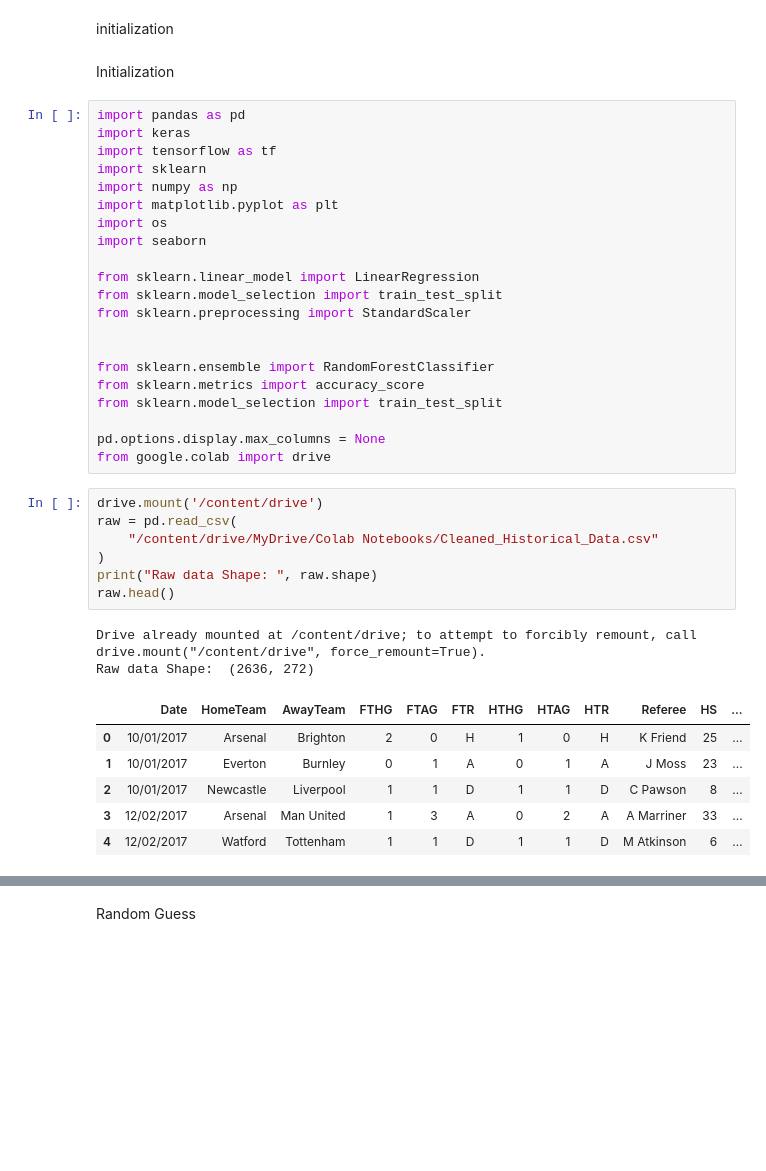
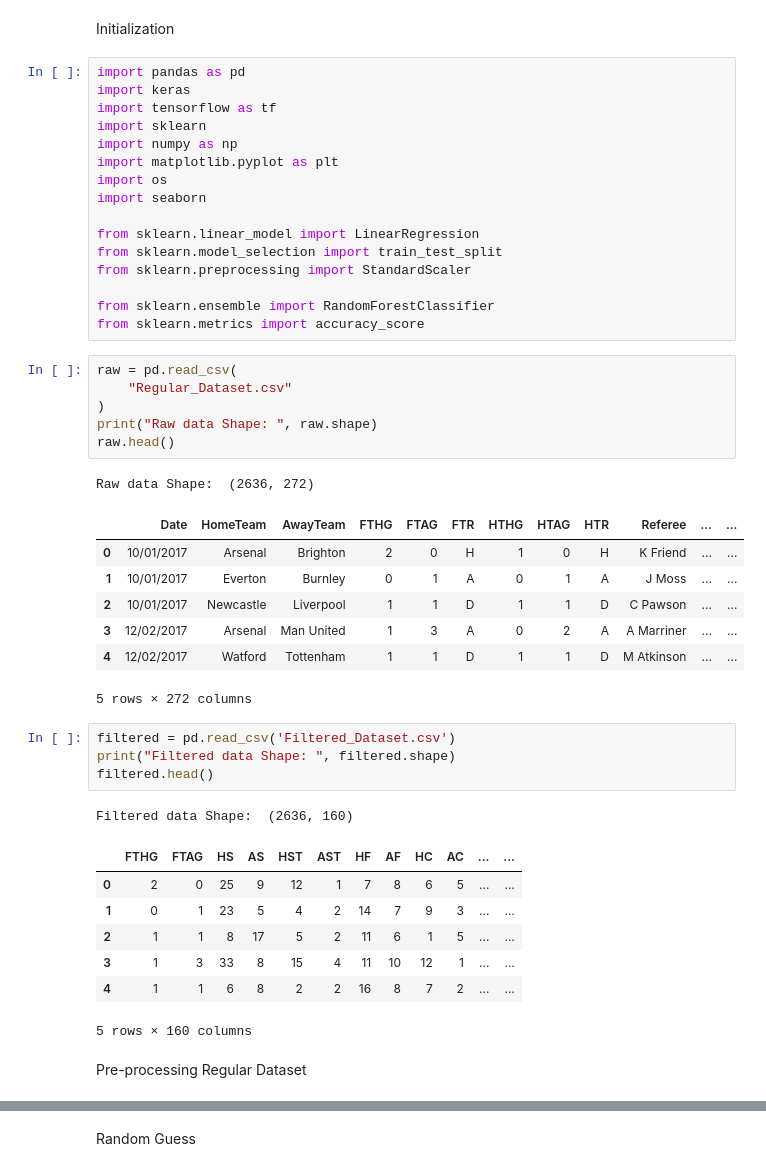
Before and after one commit to Gus-Amorim/PLMatchPredictions, a Jupyter notebook: Random_Guess_and_Random_Forrest.ipynb, the cells around one changed output, grey strips where cells are left out. Cells and saved outputs as stored; diff of their text form; blank space fills up the shorter version.

```diff
--- a/Random_Guess_and_Random_Forrest.ipynb
+++ b/Random_Guess_and_Random_Forrest.ipynb
@@ -1,5 +1,3 @@
-# %% [markdown]
-initialization
 # %% [markdown]
 Initialization
 # %%
@@ -16,29 +14,38 @@ from sklearn.linear_model import LinearRegression
 from sklearn.model_selection import train_test_split
 from sklearn.preprocessing import StandardScaler
 
-
 from sklearn.ensemble import RandomForestClassifier
 from sklearn.metrics import accuracy_score
-from sklearn.model_selection import train_test_split
-
-pd.options.display.max_columns = None
-from google.colab import drive
 # %%
-drive.mount('/content/drive')
 raw = pd.read_csv(
-    "/content/drive/MyDrive/Colab Notebooks/Cleaned_Historical_Data.csv"
+    "Regular_Dataset.csv"
 )
 print("Raw data Shape: ", raw.shape)
 raw.head()
 # %% [output]
-Drive already mounted at /content/drive; to attempt to forcibly remount, call drive.mount("/content/drive", force_remount=True).
 Raw data Shape:  (2636, 272)
-|  | Date | HomeTeam | AwayTeam | FTHG | FTAG | FTR | HTHG | HTAG | HTR | Referee | HS | ... |
-| 0 | 10/01/2017 | Arsenal | Brighton | 2 | 0 | H | 1 | 0 | H | K Friend | 25 | ... |
-| 1 | 10/01/2017 | Everton | Burnley | 0 | 1 | A | 0 | 1 | A | J Moss | 23 | ... |
-| 2 | 10/01/2017 | Newcastle | Liverpool | 1 | 1 | D | 1 | 1 | D | C Pawson | 8 | ... |
-| 3 | 12/02/2017 | Arsenal | Man United | 1 | 3 | A | 0 | 2 | A | A Marriner | 33 | ... |
-| 4 | 12/02/2017 | Watford | Tottenham | 1 | 1 | D | 1 | 1 | D | M Atkinson | 6 | ... |
+|  | Date | HomeTeam | AwayTeam | FTHG | FTAG | FTR | HTHG | HTAG | HTR | Referee | ... | ... |
+| 0 | 10/01/2017 | Arsenal | Brighton | 2 | 0 | H | 1 | 0 | H | K Friend | ... | ... |
+| 1 | 10/01/2017 | Everton | Burnley | 0 | 1 | A | 0 | 1 | A | J Moss | ... | ... |
+| 2 | 10/01/2017 | Newcastle | Liverpool | 1 | 1 | D | 1 | 1 | D | C Pawson | ... | ... |
+| 3 | 12/02/2017 | Arsenal | Man United | 1 | 3 | A | 0 | 2 | A | A Marriner | ... | ... |
+| 4 | 12/02/2017 | Watford | Tottenham | 1 | 1 | D | 1 | 1 | D | M Atkinson | ... | ... |
+5 rows × 272 columns
+# %%
+filtered = pd.read_csv('Filtered_Dataset.csv')
+print("Filtered data Shape: ", filtered.shape)
+filtered.head()
+# %% [output]
+Filtered data Shape:  (2636, 160)
+|  | FTHG | FTAG | HS | AS | HST | AST | HF | AF | HC | AC | ... | ... |
+| 0 | 2 | 0 | 25 | 9 | 12 | 1 | 7 | 8 | 6 | 5 | ... | ... |
+| 1 | 0 | 1 | 23 | 5 | 4 | 2 | 14 | 7 | 9 | 3 | ... | ... |
+| 2 | 1 | 1 | 8 | 17 | 5 | 2 | 11 | 6 | 1 | 5 | ... | ... |
+| 3 | 1 | 3 | 33 | 8 | 15 | 4 | 11 | 10 | 12 | 1 | ... | ... |
+| 4 | 1 | 1 | 6 | 8 | 2 | 2 | 16 | 8 | 7 | 2 | ... | ... |
+5 rows × 160 columns
+# %% [markdown]
+Pre-processing Regular Dataset
 # %%
 from sklearn import decomposition, discriminant_analysis
 from sklearn.preprocessing import StandardScaler
```
Also changed, not shown: parts of 17 cells of this notebook, 11 other files.
